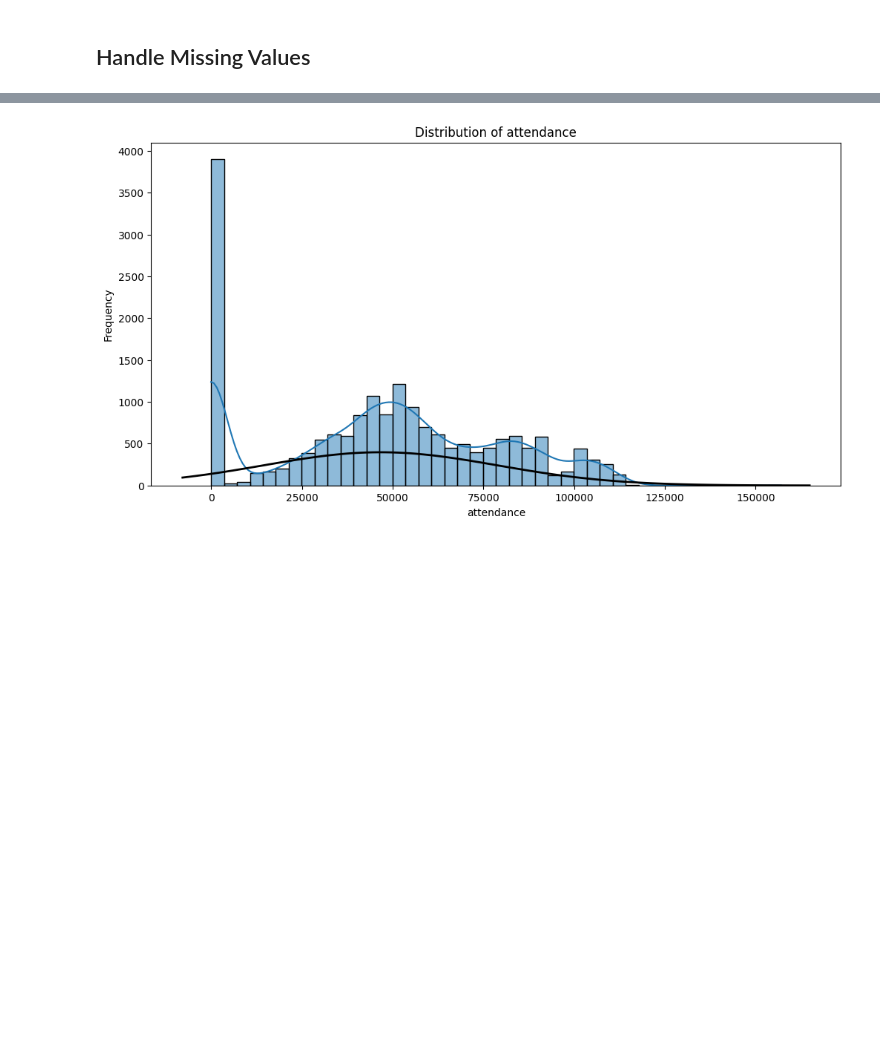
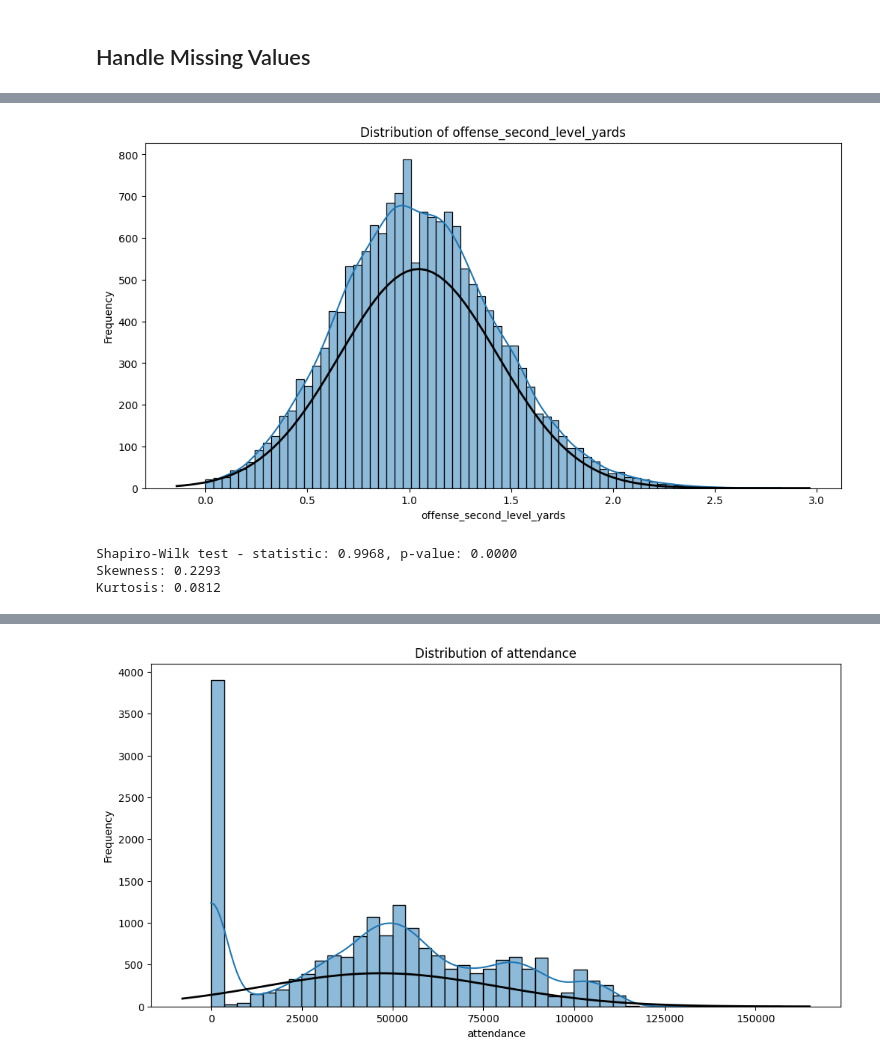
Before and after one commit to tablecables/college_football_predictor, a Jupyter notebook: notebooks/02_data_cleaning.ipynb, the cells around one changed output, grey strips where cells are left out. Drawn from its saved outputs; the diff is of its cells as text; code cells hidden in the pictures; blank space fills up the shorter version.

```diff
--- a/notebooks/02_data_cleaning.ipynb
+++ b/notebooks/02_data_cleaning.ipynb
@@ -147,0 +243,7 @@ opponent_talent: 10604 null values (56.71%)
+# %%
+analyze_distribution(df, 'offense_second_level_yards')
+# %% [output]
+[figure, added]
+Shapiro-Wilk test - statistic: 0.9968, p-value: 0.0000
+Skewness: 0.2293
+Kurtosis: 0.0812
```
Also changed, not shown: parts of 15 cells of this notebook, 9 other files.
